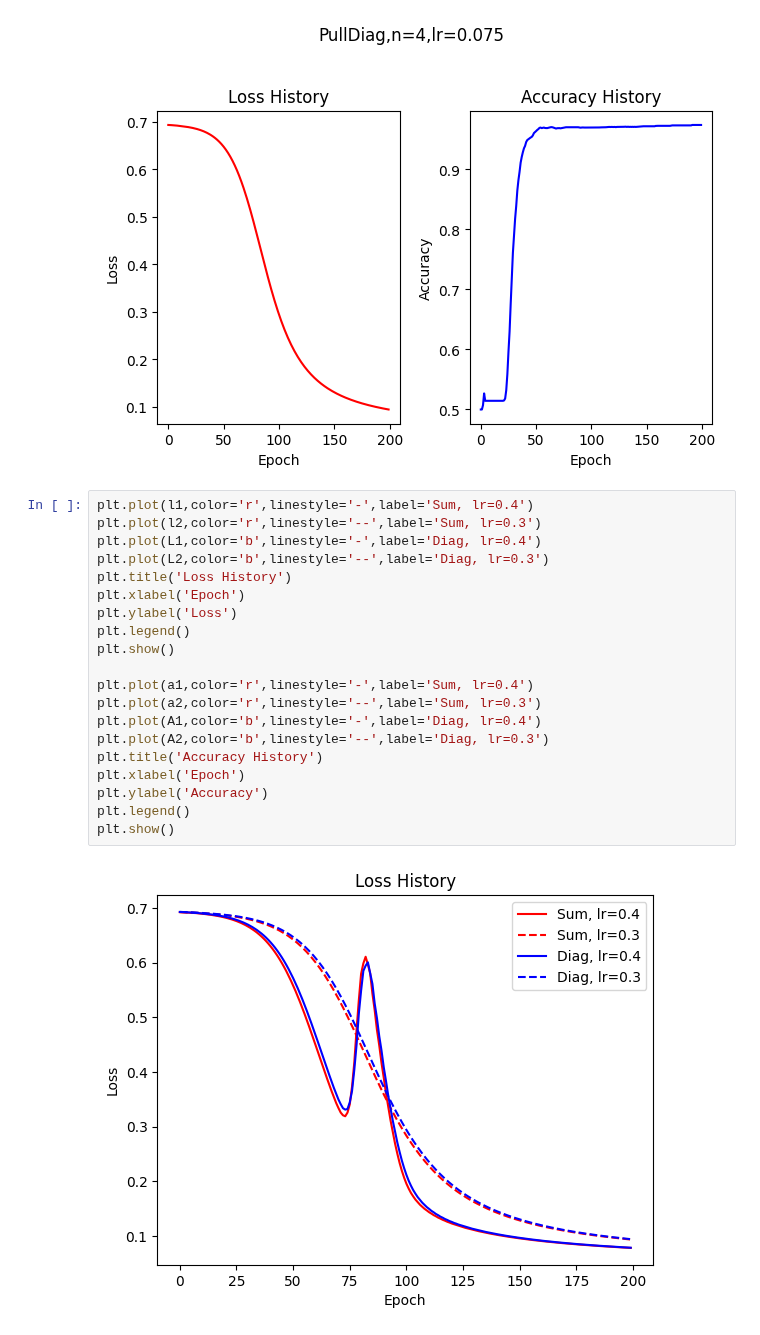
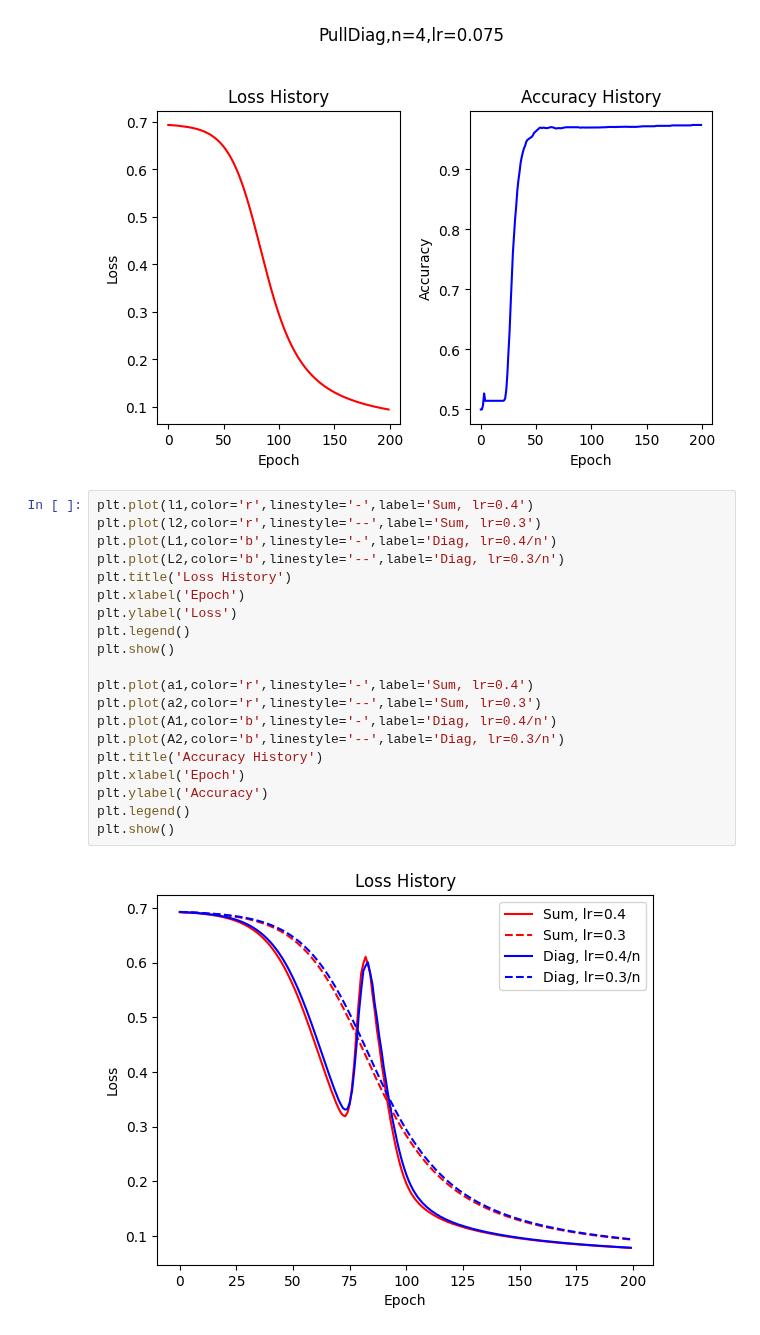
Before and after one commit to Luoxiaogan/PullSum_MNIST, a Jupyter notebook: code/神经网络实验/测试3.ipynb, the cells around one changed output. Saved outputs shown, nothing was run; the diff lists cells and outputs as text.

```diff
--- a/code/神经网络实验/测试3.ipynb
+++ b/code/神经网络实验/测试3.ipynb
@@ -56,22 +56,22 @@ L2,A2=train_PullDiag(n=n,d=d,A=A,seed_for_model=49,criterion=nn.BCELoss(),epochs
 # %%
 plt.plot(l1,color='r',linestyle='-',label='Sum, lr=0.4')
 plt.plot(l2,color='r',linestyle='--',label='Sum, lr=0.3')
-plt.plot(L1,color='b',linestyle='-',label='Diag, lr=0.4')
-plt.plot(L2,color='b',linestyle='--',label='Diag, lr=0.3')
+plt.plot(L1,color='b',linestyle='-',label='Diag, lr=0.4/n')
+plt.plot(L2,color='b',linestyle='--',label='Diag, lr=0.3/n')
 plt.title('Loss History')
 plt.xlabel('Epoch')
 plt.ylabel('Loss')
 plt.legend()
 plt.show()
 
 plt.plot(a1,color='r',linestyle='-',label='Sum, lr=0.4')
 plt.plot(a2,color='r',linestyle='--',label='Sum, lr=0.3')
-plt.plot(A1,color='b',linestyle='-',label='Diag, lr=0.4')
-plt.plot(A2,color='b',linestyle='--',label='Diag, lr=0.3')
+plt.plot(A1,color='b',linestyle='-',label='Diag, lr=0.4/n')
+plt.plot(A2,color='b',linestyle='--',label='Diag, lr=0.3/n')
 plt.title('Accuracy History')
 plt.xlabel('Epoch')
 plt.ylabel('Accuracy')
 plt.legend()
 plt.show()
 # %% [output]
-[figure, old version]
+[figure, new version]
```
Also changed, not shown: parts of 1 cell of this notebook.
